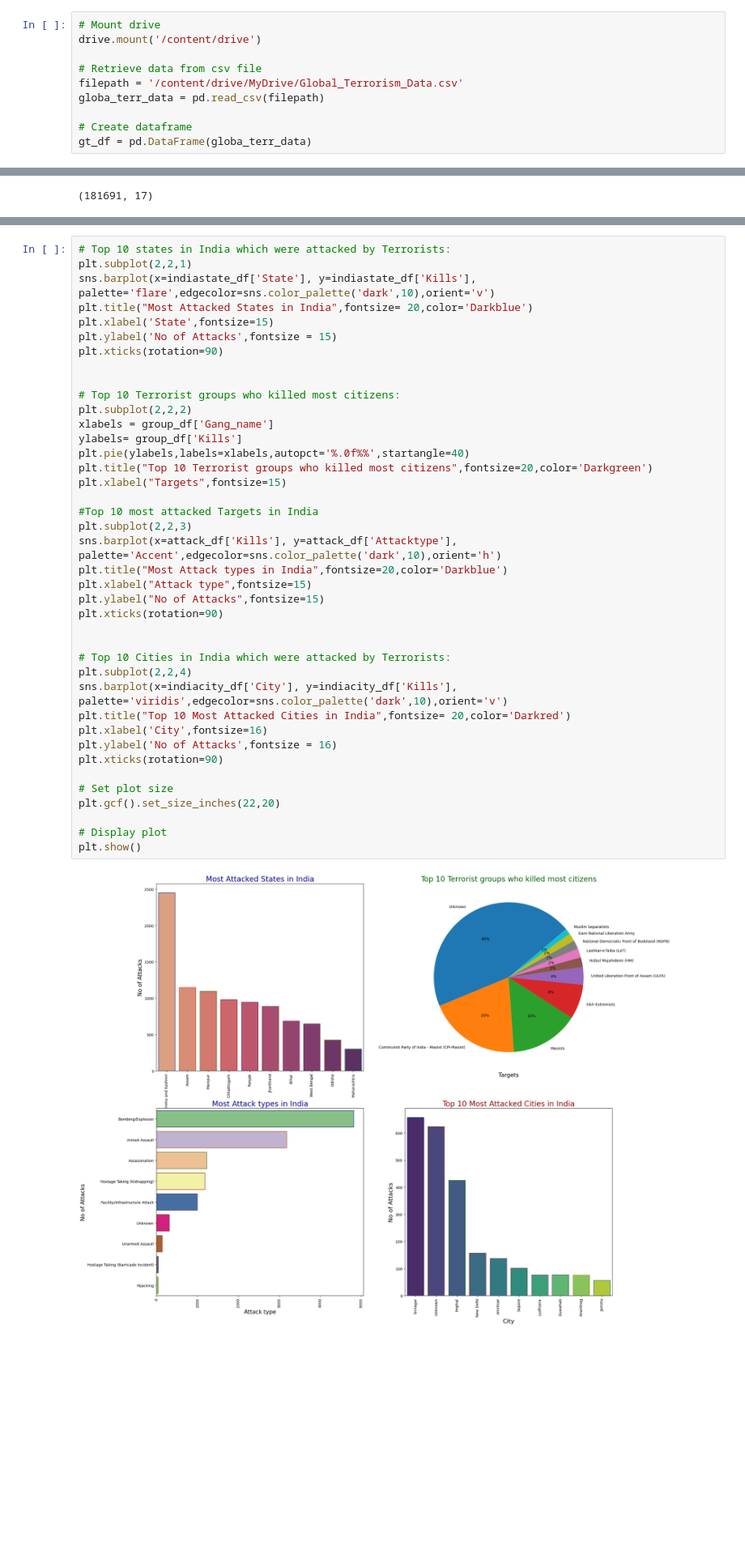
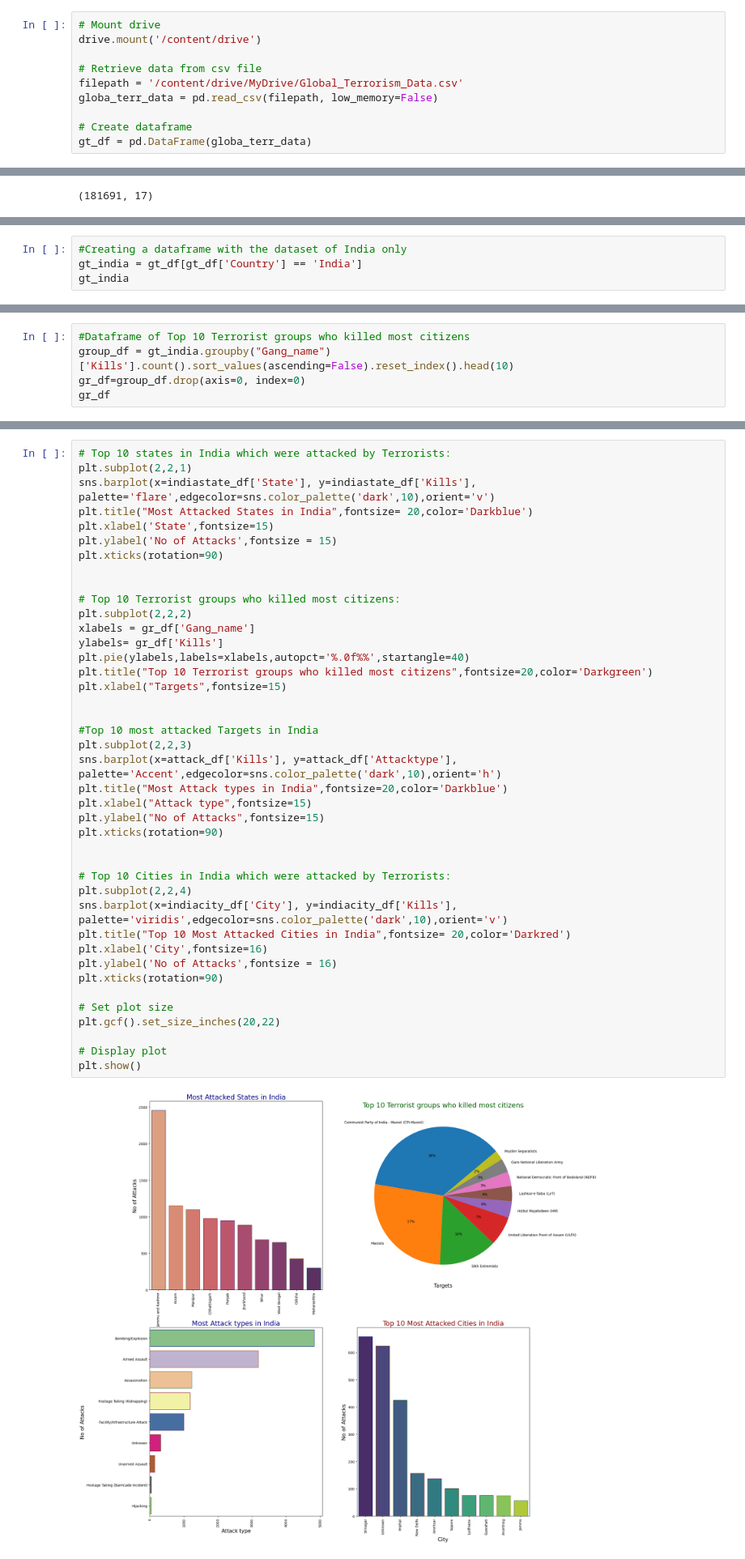
Before and after one commit to somyakmukherjee/Exploratory-Data-Analysis-on-Global-Terrorism, a Jupyter notebook: Capstone_Project_Global_terrorism_EDA_by_Somyak_Mukherjee.ipynb, the cells around one changed output, grey strips where cells are left out. Shown at 81% size. Cells and saved outputs as stored; diff of their text form; blank space fills up the shorter version.

```diff
--- a/Capstone_Project_Global_terrorism_EDA_by_Somyak_Mukherjee.ipynb
+++ b/Capstone_Project_Global_terrorism_EDA_by_Somyak_Mukherjee.ipynb
@@ -29,7 +32,7 @@ drive.mount('/content/drive')
 
 # Retrieve data from csv file
 filepath = '/content/drive/MyDrive/Global_Terrorism_Data.csv'
-globa_terr_data = pd.read_csv(filepath)
+globa_terr_data = pd.read_csv(filepath, low_memory=False)
 
 # Create dataframe
 gt_df = pd.DataFrame(globa_terr_data)
@@ -315,0 +307,4 @@ In this analysis, we will visualize the number of casualities (fatalities & inju
+# %%
+#Creating a dataframe with the dataset of India only
+gt_india = gt_df[gt_df['Country'] == 'India']
+gt_india
@@ -315,0 +357,5 @@ In this analysis, we will visualize the number of casualities (fatalities & inju
+# %%
+#Dataframe of Top 10 Terrorist groups who killed most citizens
+group_df = gt_india.groupby("Gang_name")['Kills'].count().sort_values(ascending=False).reset_index().head(10)
+gr_df=group_df.drop(axis=0, index=0)
+gr_df
@@ -417,34 +398,35 @@ plt.xticks(rotation=90)
 
 
 # Top 10 Terrorist groups who killed most citizens:
 plt.subplot(2,2,2)
-xlabels = group_df['Gang_name']
-ylabels= group_df['Kills']
+xlabels = gr_df['Gang_name']
+ylabels= gr_df['Kills']
 plt.pie(ylabels,labels=xlabels,autopct='%.0f%%',startangle=40)
 plt.title("Top 10 Terrorist groups who killed most citizens",fontsize=20,color='Darkgreen')
 plt.xlabel("Targets",fontsize=15)
+
 
 #Top 10 most attacked Targets in India
 plt.subplot(2,2,3)
 sns.barplot(x=attack_df['Kills'], y=attack_df['Attacktype'],  palette='Accent',edgecolor=sns.color_palette('dark',10),orient='h')
 plt.title("Most Attack types in India",fontsize=20,color='Darkblue')
 plt.xlabel("Attack type",fontsize=15)
 plt.ylabel("No of Attacks",fontsize=15)
 plt.xticks(rotation=90)
 
 
 # Top 10 Cities in India which were attacked by Terrorists:
 plt.subplot(2,2,4)
 sns.barplot(x=indiacity_df['City'], y=indiacity_df['Kills'],  palette='viridis',edgecolor=sns.color_palette('dark',10),orient='v')
 plt.title("Top 10 Most Attacked Cities in India",fontsize= 20,color='Darkred')
 plt.xlabel('City',fontsize=16)
 plt.ylabel('No of Attacks',fontsize = 16)
 plt.xticks(rotation=90)
 
 # Set plot size
-plt.gcf().set_size_inches(22,20)
+plt.gcf().set_size_inches(20,22)
 
 # Display plot
 plt.show()
 # %% [output]
-[figure, old version]
+[figure, new version]
```
Also changed, not shown: parts of 29 cells of this notebook.
